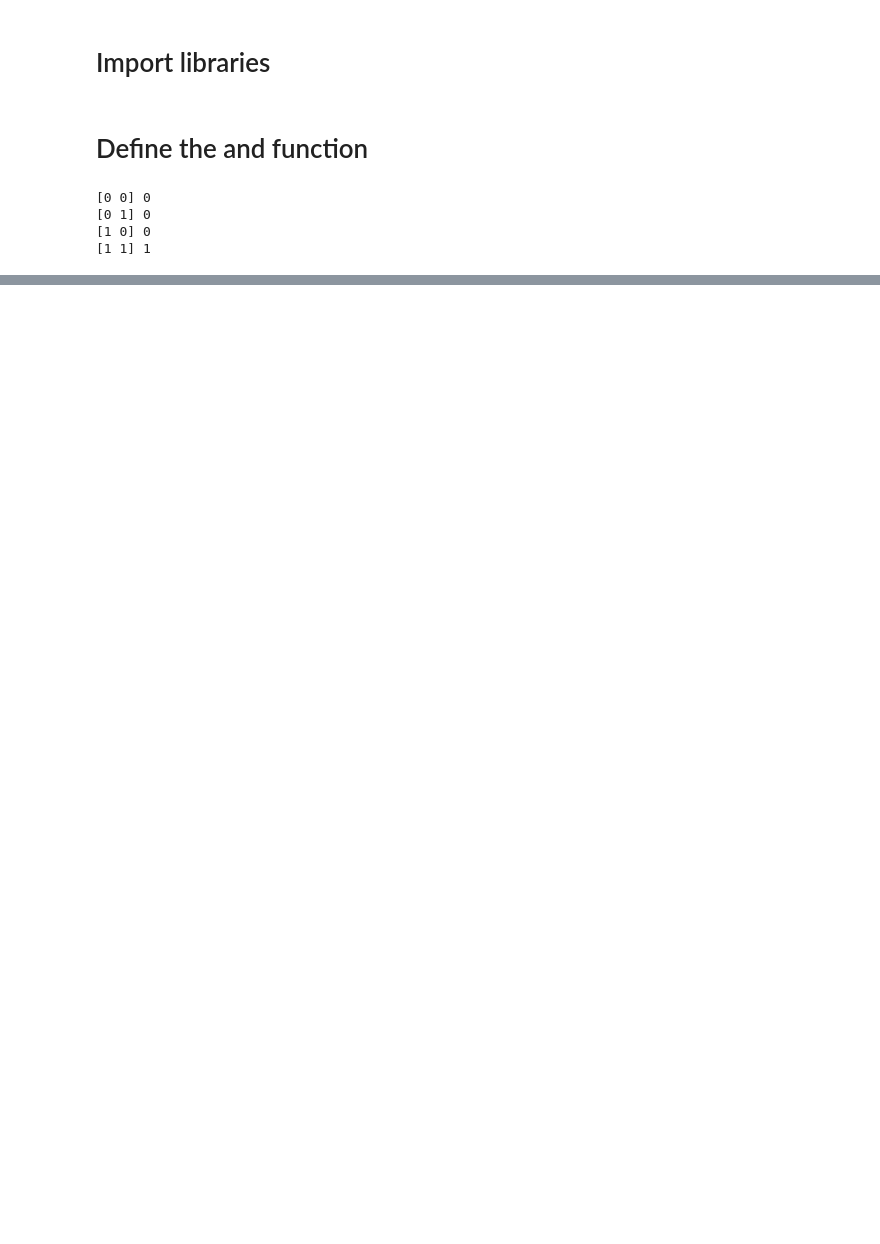
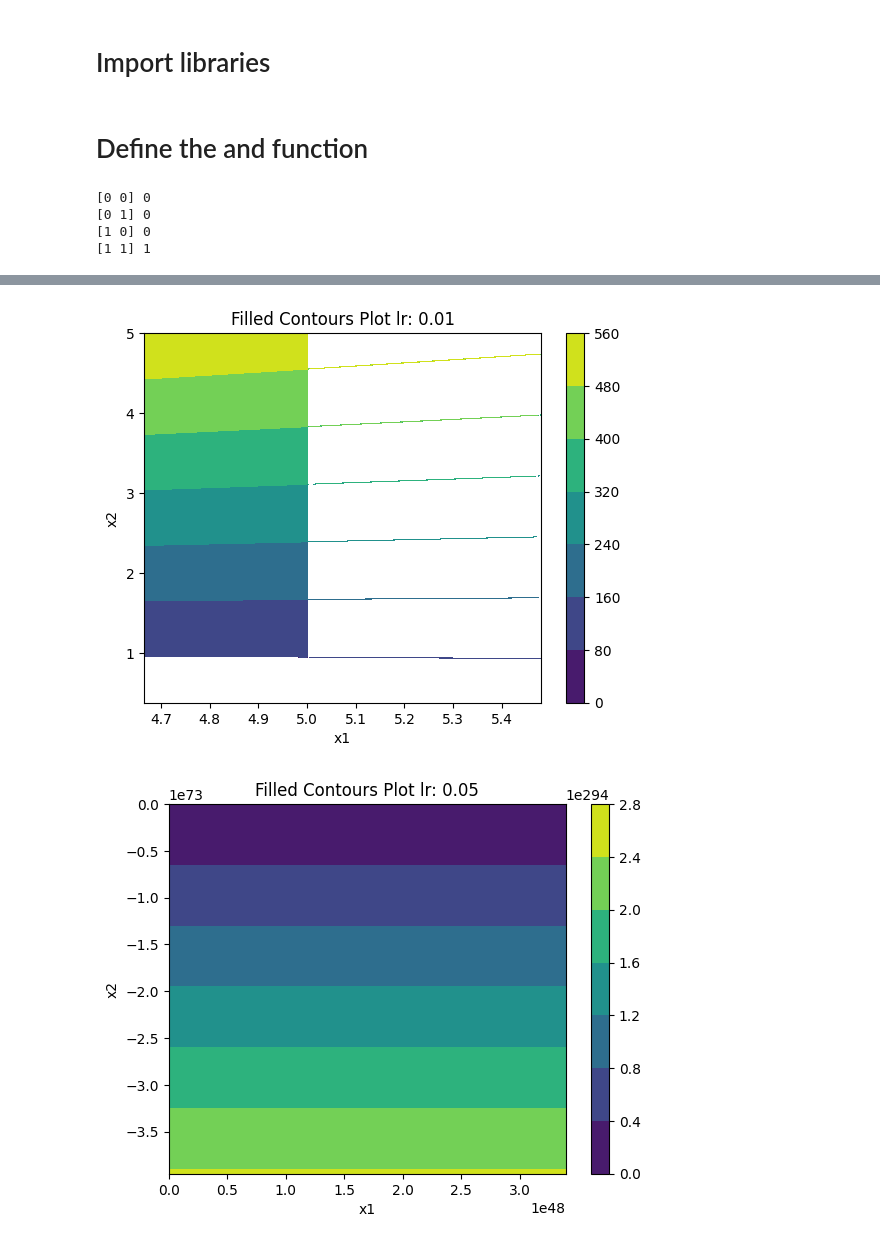
Before and after one commit to mark1702/mark, a Jupyter notebook: hoc_may_thong_ke.ipynb, the cells around one changed output, grey strips where cells are left out. Saved outputs shown, nothing was run; the diff lists cells and outputs as text; code cells hidden in the pictures; blank space fills up the shorter version.

```diff
--- a/hoc_may_thong_ke.ipynb
+++ b/hoc_may_thong_ke.ipynb
@@ -124 +154,39 @@ y_high_noise = np.expand_dims(y_high_noise, axis=1)
+# %%
+def draw_contours_plot(lr=0.01):
+  x_1 = 5
+  x_2 = 5
+  x_list = [x_1]
+  y_list = [x_2]
+  for i in range(10):
+    try:
+      d_x1 = 4 * x_1 - 2 * x_2 ** 2 - 2 * x_2 - 8
+      d_x2 = 4 * x_2 ** 3 + 14 * x_2 - 4 * x_1 * x_2 - 2 * x_1 + 2
+      x_1 -= lr * d_x1
+      x_2 -= lr * d_x2
+      z = (x_1 - x_2 ** 2 - 3) ** 2 + (x_1 - x_2 - 1) ** 2
+      x_list.append(x_1)
+      y_list.append(x_2)
+    except:
+      pass
+
+  xlist = np.array(x_list)
+  ylist = np.array(y_list)
+  X, Y = np.meshgrid(xlist, ylist)
+  Z = np.square(X - np.square(Y) - 3) + np.square(X - Y - 1)
+  fig,ax=plt.subplots(1,1)
+  cp = ax.contourf(X, Y, Z)
+  fig.colorbar(cp)
+  ax.set_title('Filled Contours Plot lr: {}'.format(lr))
+  ax.set_xlabel('x1')
+  ax.set_ylabel('x2')
+# %%
+import numpy as np
+import matplotlib.pyplot as plt
+
+draw_contours_plot(0.01)
+draw_contours_plot(0.05)
+plt.show()
+# %% [output]
+[figure, added]
+[figure, added]
 # %%
```
Also changed, not shown: parts of 19 cells of this notebook.
